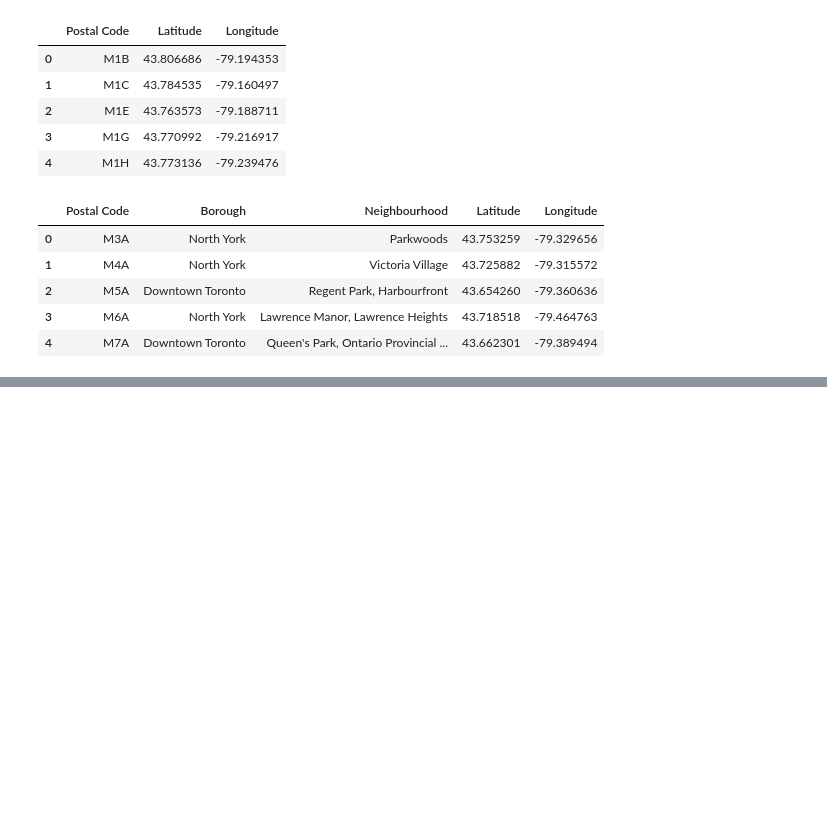
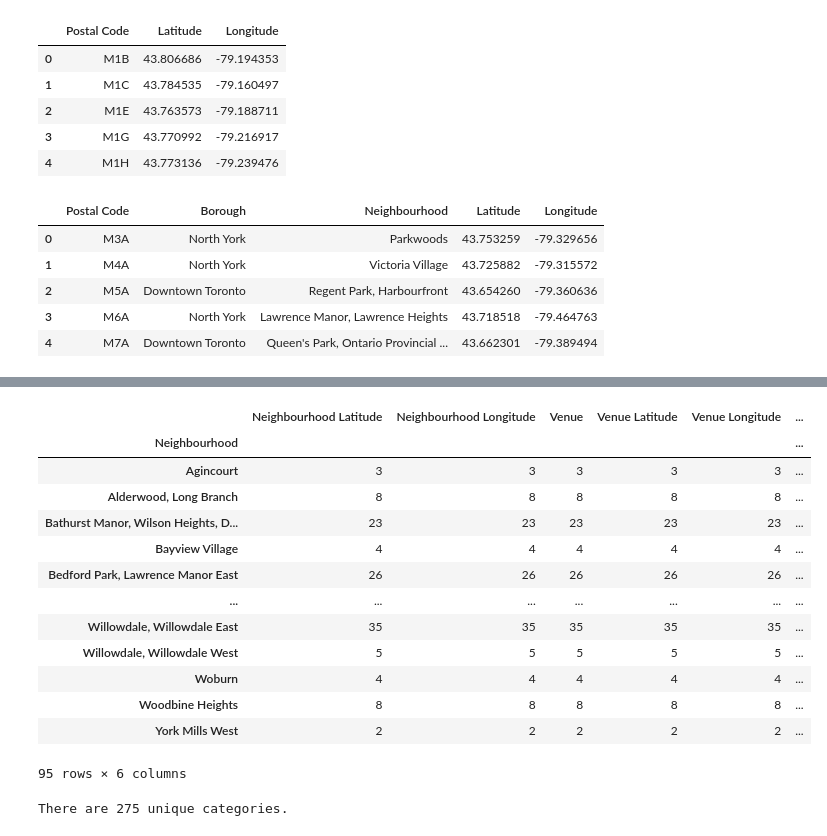
Before and after one commit to DudsPatron/Coursera_Capstone, a Jupyter notebook: segmenting_Toronto.ipynb, the cells around one changed output, grey strips where cells are left out. Drawn from its saved outputs; the diff is of its cells as text; code cells hidden in the pictures; blank space fills up the shorter version.

```diff
--- a/segmenting_Toronto.ipynb
+++ b/segmenting_Toronto.ipynb
@@ -122,0 +218,21 @@ map_toronto
+# %%
+toronto_venues.groupby('Neighbourhood').count()
+# %% [output]
+|  | Neighbourhood Latitude | Neighbourhood Longitude | Venue | Venue Latitude | Venue Longitude | ... |
+| Neighbourhood |  |  |  |  |  | ... |
+| Agincourt | 3 | 3 | 3 | 3 | 3 | ... |
+| Alderwood, Long Branch | 8 | 8 | 8 | 8 | 8 | ... |
+| Bathurst Manor, Wilson Heights, D... | 23 | 23 | 23 | 23 | 23 | ... |
+| Bayview Village | 4 | 4 | 4 | 4 | 4 | ... |
+| Bedford Park, Lawrence Manor East | 26 | 26 | 26 | 26 | 26 | ... |
+| ... | ... | ... | ... | ... | ... | ... |
+| Willowdale, Willowdale East | 35 | 35 | 35 | 35 | 35 | ... |
+| Willowdale, Willowdale West | 5 | 5 | 5 | 5 | 5 | ... |
+| Woburn | 4 | 4 | 4 | 4 | 4 | ... |
+| Woodbine Heights | 8 | 8 | 8 | 8 | 8 | ... |
+| York Mills West | 2 | 2 | 2 | 2 | 2 | ... |
+95 rows × 6 columns
+# %%
+print('There are {} unique categories.'.format(len(toronto_venues['Venue Category'].unique())))
+# %% [output]
+There are 275 unique categories.
```
Also changed, not shown: parts of 19 cells of this notebook.
